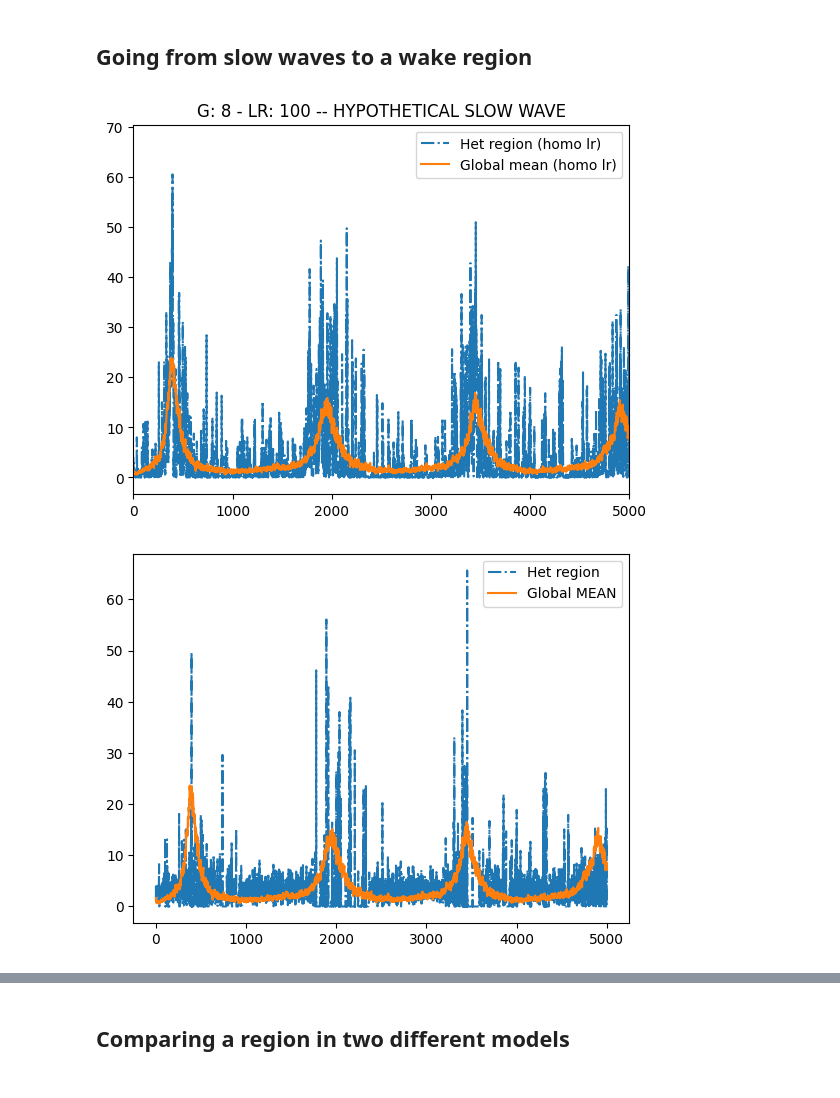
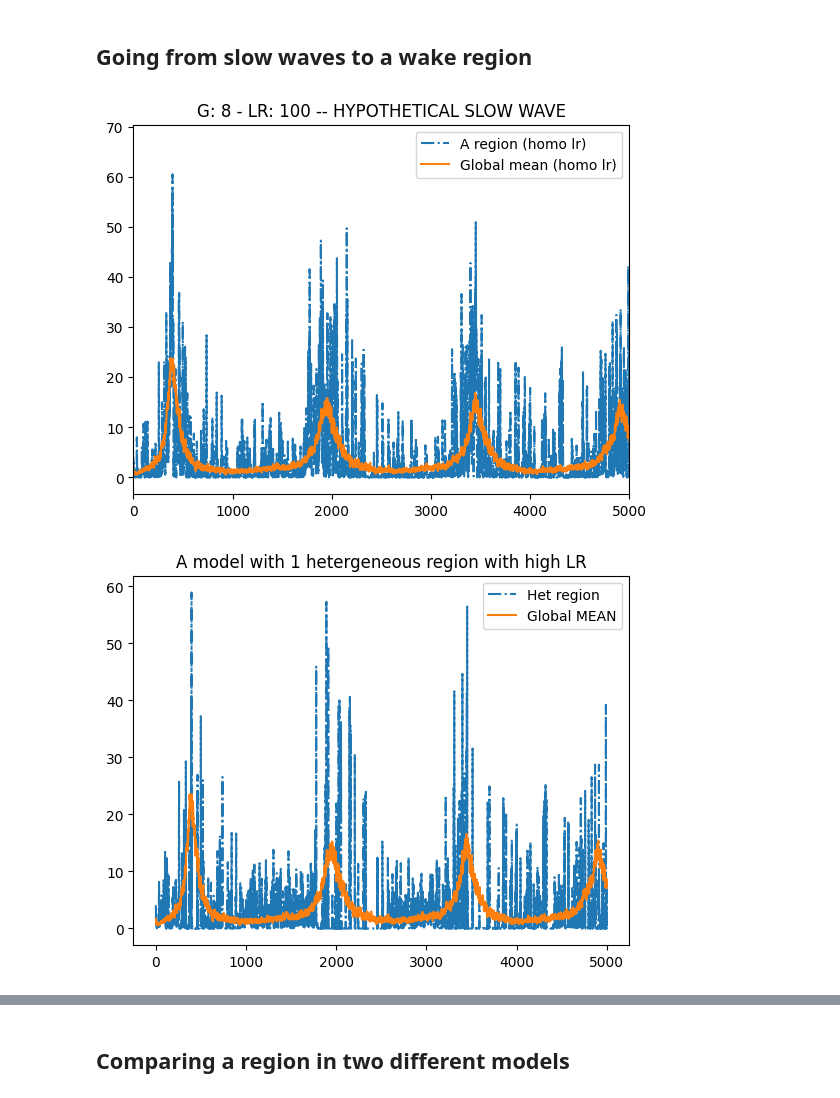
Before and after one commit to Picardian14/dyn_fic_dmf, a Jupyter notebook: python/hetero_plasticity.ipynb, the cells around one changed output, grey strips where cells are left out. Drawn from its saved outputs; the diff is of its cells as text; code cells hidden in the pictures.

Commit message:
Sin vector de decay

```diff
--- a/python/hetero_plasticity.ipynb
+++ b/python/hetero_plasticity.ipynb
@@ -103,10 +43,8 @@ params['G'] = G_val
 params['obj_rate'] = 3.44
 LR = 100
 DECAY = np.exp(a+np.log(LR)*b)
-params['lr_receptors'] = np.zeros(N)
-params['lr_scaling'] = 1
+params['lr_vector'] = np.ones(N)*LR
 params['taoj'] =  DECAY
-params['lrj'] = LR
 params['J'] = 0.75*params['G']*params['C'].sum(axis=0).squeeze() + 1
 params["with_decay"] = True
 params["with_plasticity"] = True
@@ -117,29 +55,29 @@ rates_dyn, rates_inh_dyn, bold_dyn, fic_t_dyn = dmf.run(params, 50000)
 HET_REGION = 0
 # %%
 
-plt.plot(rates_dyn[HET_REGION,:], label="Het region (homo lr)", linestyle="-.")
+plt.plot(rates_dyn[HET_REGION,:], label="A region (homo lr)", linestyle="-.")
 plt.plot(np.mean(rates_dyn,axis=0), label="Global mean (homo lr)", linestyle="-")
 plt.xlim([0,5000])
-plt.title(f"G: {params['G']} - LR: {params['lrj']} -- HYPOTHETICAL SLOW WAVE")
+plt.title(f"G: {params['G']} - LR: {LR} -- HYPOTHETICAL SLOW WAVE")
 plt.legend()
 plt.show()
 # %% [output]
-[figure, old version]
+[figure, new version]
 # %%
 
 params_heter = params.copy()
-params_heter['lr_receptors'] = np.zeros(N)
-params_heter['lr_receptors'][HET_REGION] = 1000
-params_heter['lr_scaling'] = 1
+params_heter['lr_vector'] = np.ones(N)*LR
+HET_LR = 10000
+params_heter['lr_vector'][HET_REGION] = HET_LR
 rates_heter, rates_inh_heter, bold_heter, fic_t_heter = dmf.run(params_heter, 50000)
 # %%
 plt.plot(rates_heter[HET_REGION,:5000], label="Het region", linestyle="-.")
 plt.plot(np.mean(rates_heter[np.arange(N) != HET_REGION, :5000], axis=0), label="Global MEAN", linestyle="-")
-#plt.ylim([0,12])
+plt.title("A model with 1 hetergeneous region with high LR")
 plt.legend()
 plt.show()
 # %% [output]
-[figure, old version]
+[figure, new version]
 # %%
 def get_autcorr(rates):
     """Get the value of the first peak from the autocorrealtion of the average firing rates"""
```
Also changed, not shown: parts of 47 cells of this notebook, 1 other file.
